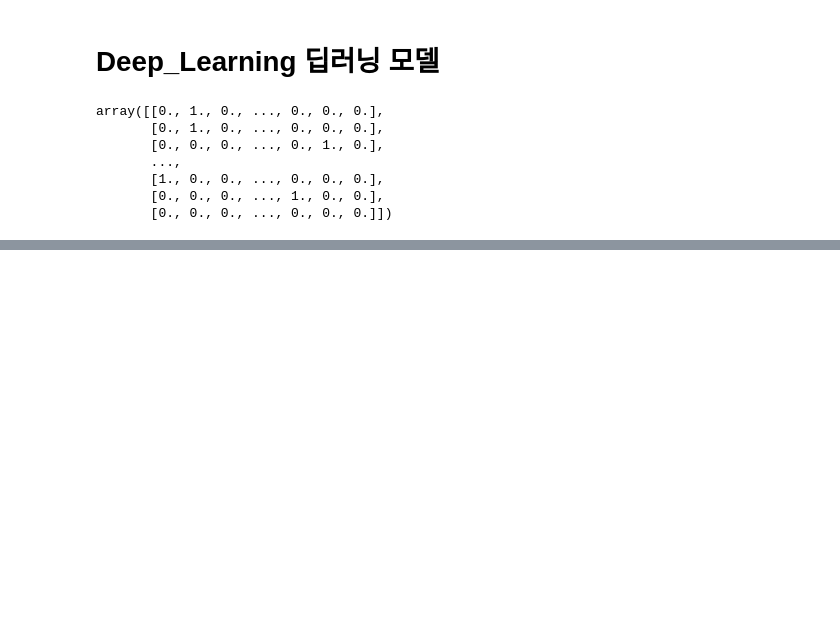
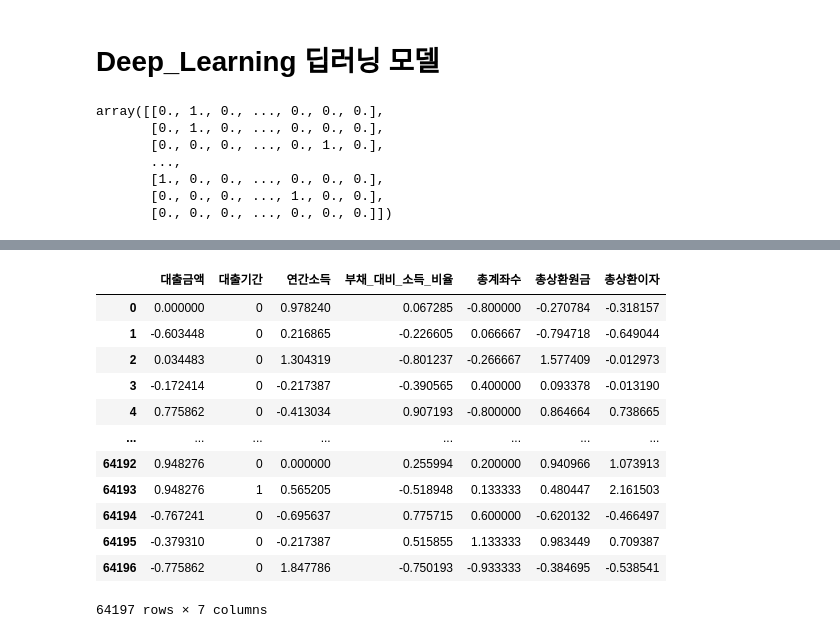
Before and after one commit to youse0ng/AICE_, a Jupyter notebook: open/데이터전처리.ipynb, the cells around one changed output, grey strips where cells are left out. Cells and saved outputs as stored; diff of their text form; code cells hidden in the pictures; blank space fills up the shorter version.

```diff
--- a/open/데이터전처리.ipynb
+++ b/open/데이터전처리.ipynb
@@ -637,0 +649,25 @@ plt.show()
+# %%
+test = pd.read_csv(r'C:\Users\hyssk\AICE_\open\test.csv')
+test=test.drop('ID',axis=1)
+test=test[['대출금액','대출기간', '연간소득', '부채_대비_소득_비율', '총계좌수', '총상환원금', '총상환이자']]
+rs=RobustScaler()
+for col in ['대출금액', '연간소득', '부채_대비_소득_비율', '총계좌수', '총상환원금', '총상환이자']:
+    test[col] = rs.fit_transform(test[[col]])
+
+le= LabelEncoder()
+test['대출기간']=le.fit_transform(test['대출기간']).reshape(-1,1)
+test
+# %% [output]
+|  | 대출금액 | 대출기간 | 연간소득 | 부채_대비_소득_비율 | 총계좌수 | 총상환원금 | 총상환이자 |
+| 0 | 0.000000 | 0 | 0.978240 | 0.067285 | -0.800000 | -0.270784 | -0.318157 |
+| 1 | -0.603448 | 0 | 0.216865 | -0.226605 | 0.066667 | -0.794718 | -0.649044 |
+| 2 | 0.034483 | 0 | 1.304319 | -0.801237 | -0.266667 | 1.577409 | -0.012973 |
+| 3 | -0.172414 | 0 | -0.217387 | -0.390565 | 0.400000 | 0.093378 | -0.013190 |
+| 4 | 0.775862 | 0 | -0.413034 | 0.907193 | -0.800000 | 0.864664 | 0.738665 |
+| ... | ... | ... | ... | ... | ... | ... | ... |
+| 64192 | 0.948276 | 0 | 0.000000 | 0.255994 | 0.200000 | 0.940966 | 1.073913 |
+| 64193 | 0.948276 | 1 | 0.565205 | -0.518948 | 0.133333 | 0.480447 | 2.161503 |
+| 64194 | -0.767241 | 0 | -0.695637 | 0.775715 | 0.600000 | -0.620132 | -0.466497 |
+| 64195 | -0.379310 | 0 | -0.217387 | 0.515855 | 1.133333 | 0.983449 | 0.709387 |
+| 64196 | -0.775862 | 0 | 1.847786 | -0.750193 | -0.933333 | -0.384695 | -0.538541 |
+64197 rows × 7 columns
```
Also changed, not shown: parts of 13 cells of this notebook, 1 other file.
